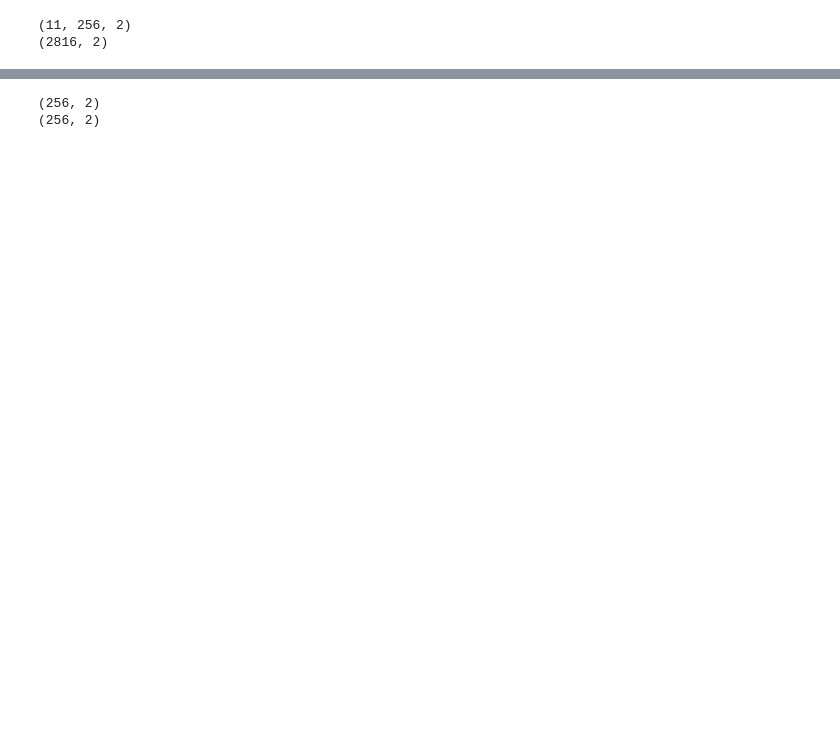
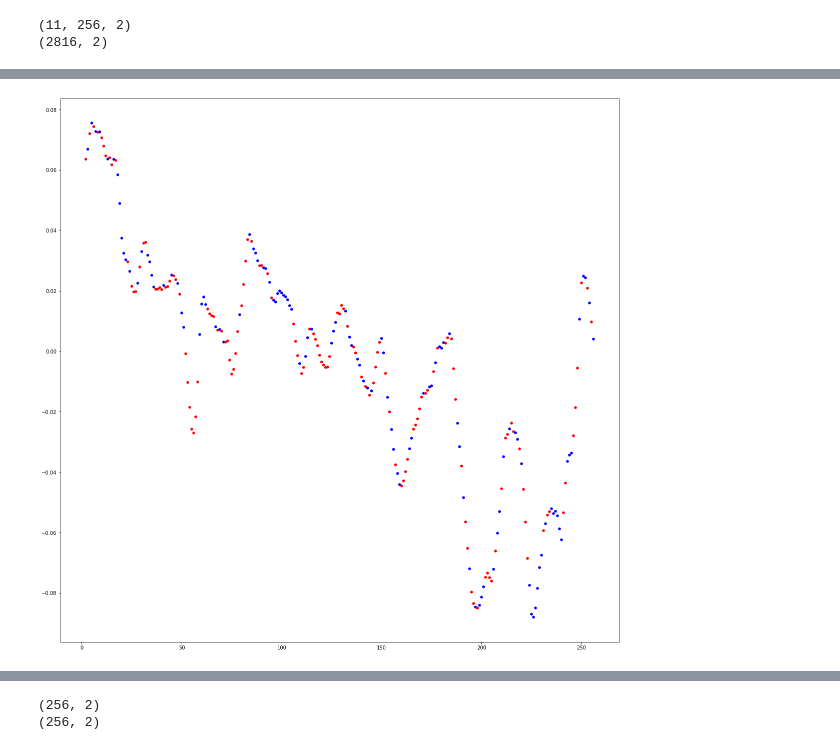
Before and after one commit to apof/Master-Thesis-----Deep-Kernel-Learning-and-Neural-Processes--combining-GPs-with-DL, a Jupyter notebook: Neural_Net_Timeseries.ipynb, the cells around one changed output, grey strips where cells are left out. Saved outputs shown, nothing was run; the diff lists cells and outputs as text; code cells hidden in the pictures; blank space fills up the shorter version.

```diff
--- a/Neural_Net_Timeseries.ipynb
+++ b/Neural_Net_Timeseries.ipynb
@@ -529,5 +300,5 @@ No improvement found during the last iterations, stopping optimization at epoch:
 # %%
-model = MultiTaskModel(device,params_dictionary)
+model = models.MultiTaskModel(device,params_dictionary)
 model.load_state_dict(torch.load('drive/MyDrive/Thesis_Models/multitask_model.pt'))
 model.eval()
 # %% [output]
@@ -593,3 +364,7 @@ joint_valid_labels = joint_valid_labels.cpu().detach().numpy()
 test_predictions = test_predictions.cpu().detach().numpy()
 joint_test_labels = joint_test_labels.cpu().detach().numpy()
 joint_train_labels = joint_train_labels.cpu().detach().numpy()
+# %%
+utils.plot_directional_results(validation_predictions[:,0],joint_valid_labels[:,0],index_1)
+# %% [output]
+[figure, added]
```
Also changed, not shown: parts of 20 cells of this notebook.
